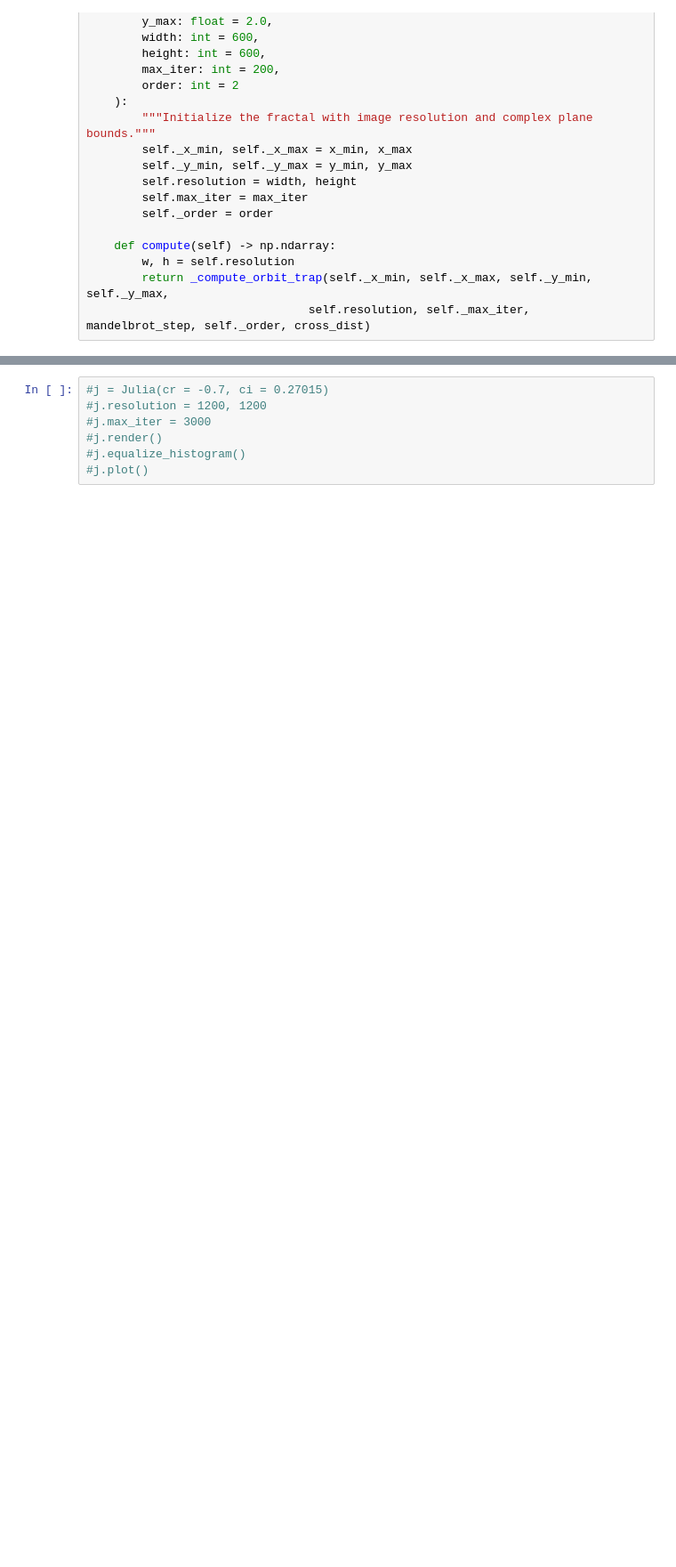
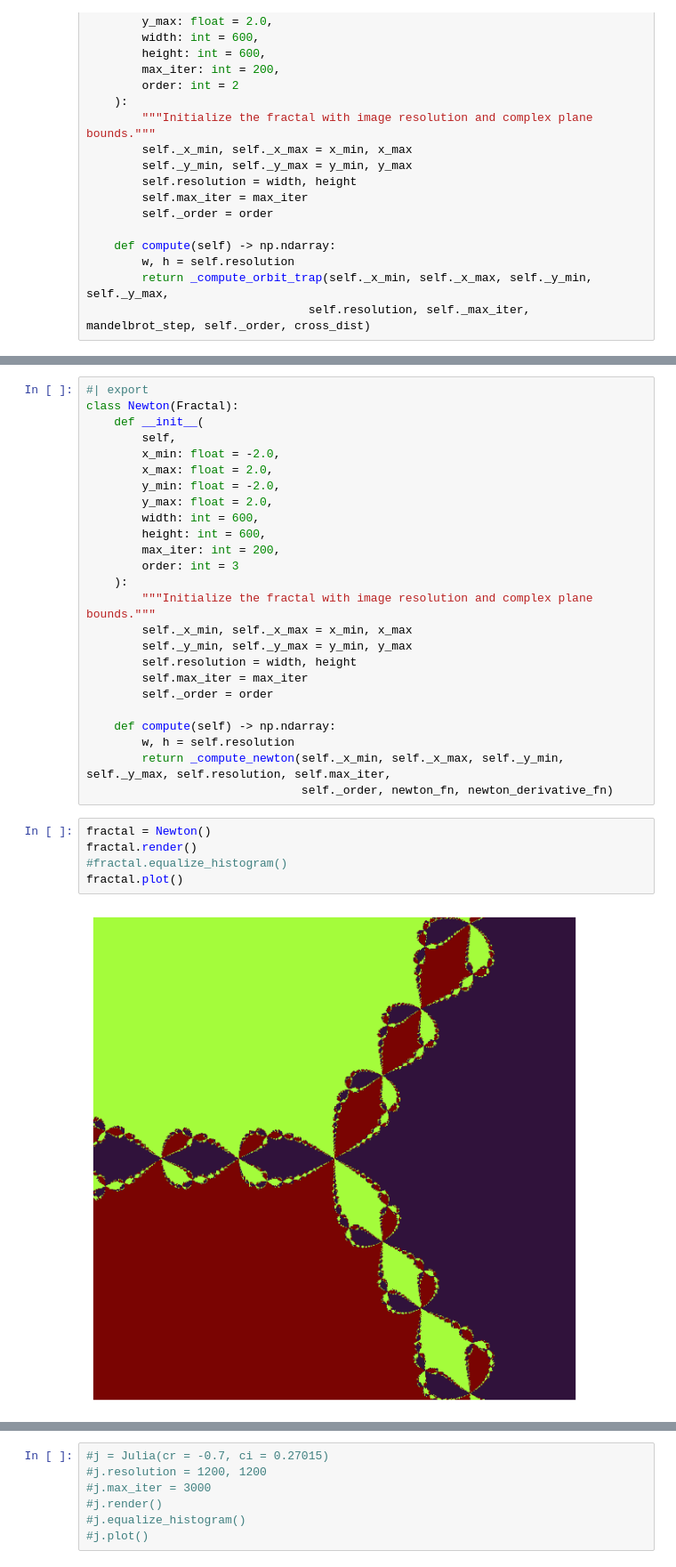
Before and after one commit to eandreas/fractalart, a Jupyter notebook: nbs/fractals/01_fractal.ipynb, the cells around one changed output, grey strips where cells are left out. Shown at 89% size. Saved outputs shown, nothing was run; the diff lists cells and outputs as text; blank space fills up the shorter version.

Commit message:
Newton fractal added

```diff
--- a/nbs/fractals/01_fractal.ipynb
+++ b/nbs/fractals/01_fractal.ipynb
@@ -341,3 +464,35 @@ array([[0.25      , 0.27666659, 0.303244  , ..., 0.303244  , 0.27666659,
+# %%
+#| export
+class Newton(Fractal):
+    def __init__(
+        self,
+        x_min: float = -2.0,
+        x_max: float = 2.0,
+        y_min: float = -2.0,
+        y_max: float = 2.0,
+        width: int = 600,
+        height: int = 600,
+        max_iter: int = 200,
+        order: int = 3
+    ):
+        """Initialize the fractal with image resolution and complex plane bounds."""
+        self._x_min, self._x_max = x_min, x_max
+        self._y_min, self._y_max = y_min, y_max
+        self.resolution = width, height
+        self.max_iter = max_iter
+        self._order = order
+
+    def compute(self) -> np.ndarray:
+        w, h = self.resolution
+        return _compute_newton(self._x_min, self._x_max, self._y_min, self._y_max, self.resolution, self.max_iter,
+                               self._order, newton_fn, newton_derivative_fn)
+# %%
+fractal = Newton()
+fractal.render()
+#fractal.equalize_histogram()
+fractal.plot()
+# %% [output]
+[figure, added]
 # %%
 ##| export
 #@njit(parallel=True, fastmath=True)
```
Also changed, not shown: parts of 7 cells of this notebook, 2 other files.
